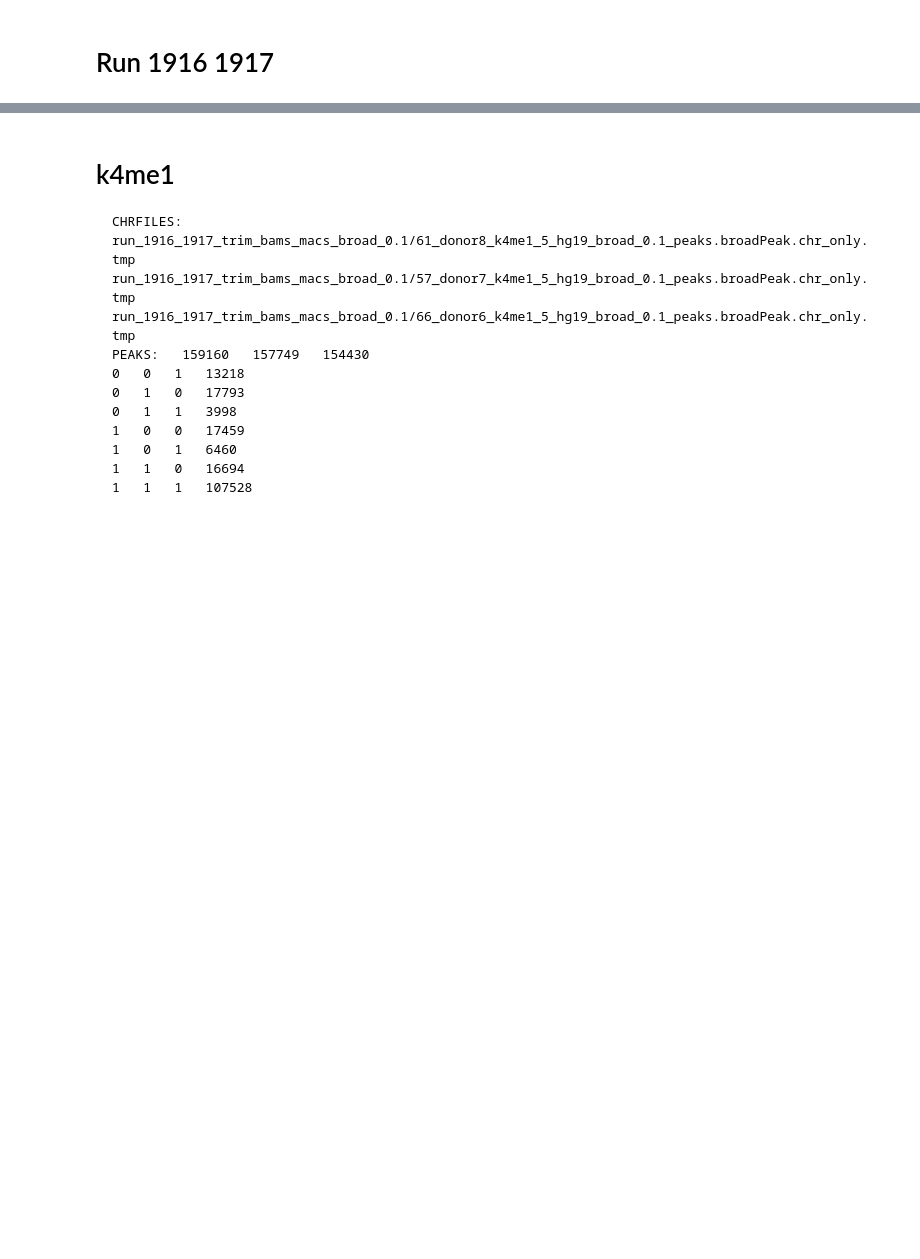
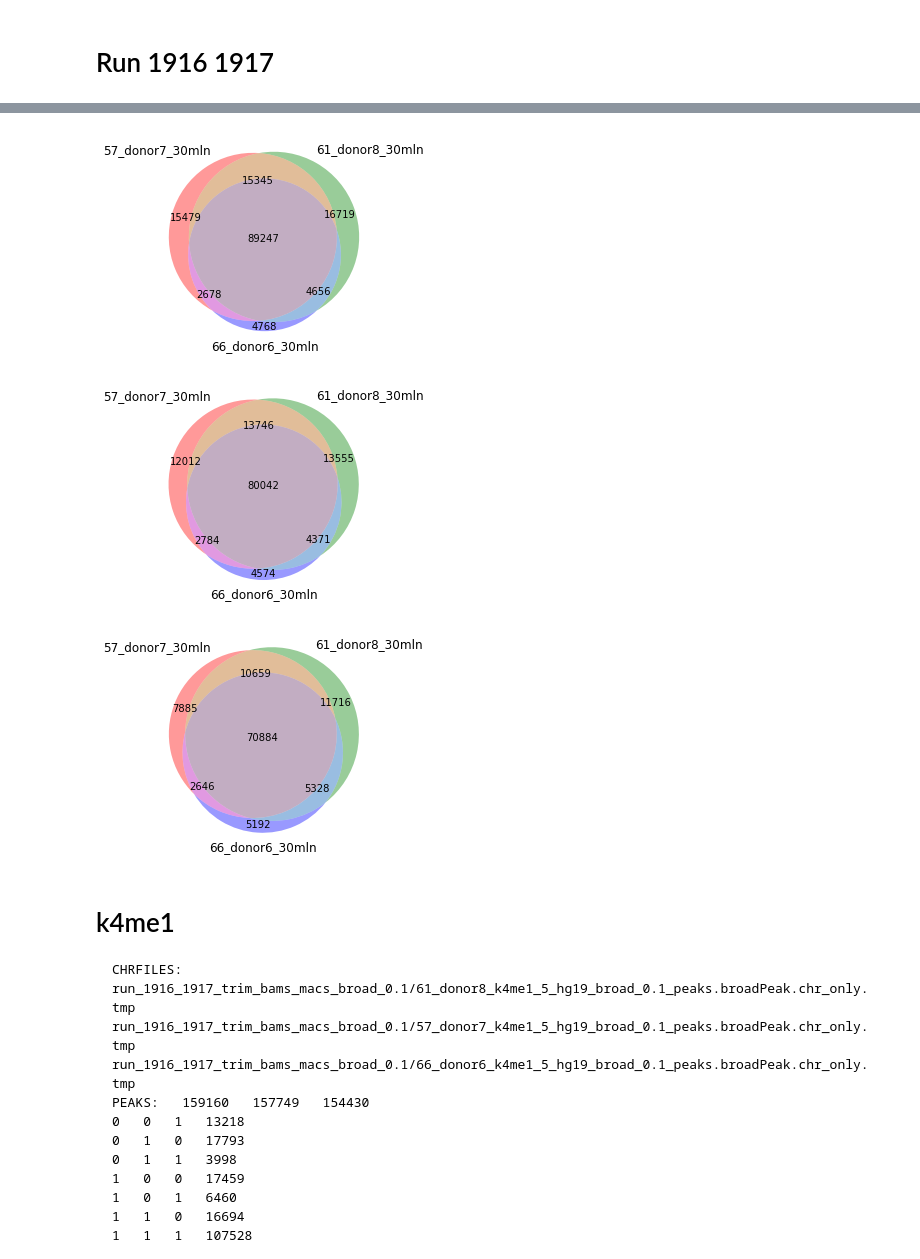
Before and after one commit to JetBrains-Research/washu, a Jupyter notebook: analysis.ipynb, the cells around one changed output, grey strips where cells are left out. Cells and saved outputs as stored; diff of their text form; code cells hidden in the pictures; blank space fills up the shorter version.

````diff
--- a/analysis.ipynb
+++ b/analysis.ipynb
@@ -3,3 +86,14 @@
+# %%
+# Q = 0.1
+showvenn3('57_donor7_30mln', '61_donor8_30mln', '66_donor6_30mln', 4768, 16719, 4656, 15479, 2678, 15345, 89247)
+# Q = 0.01
+showvenn3('57_donor7_30mln', '61_donor8_30mln', '66_donor6_30mln', 4574, 13555, 4371, 12012, 2784, 13746, 80042)
+# Q = 0.001
+showvenn3('57_donor7_30mln', '61_donor8_30mln', '66_donor6_30mln', 5192, 11716, 5328, 7885, 2646, 10659, 70884)
+# %% [output]
+[figure, added]
+[figure, added]
+[figure, added]
 # %% [markdown]
 # k4me1
 ```
````
Also changed, not shown: parts of 4 cells of this notebook.
